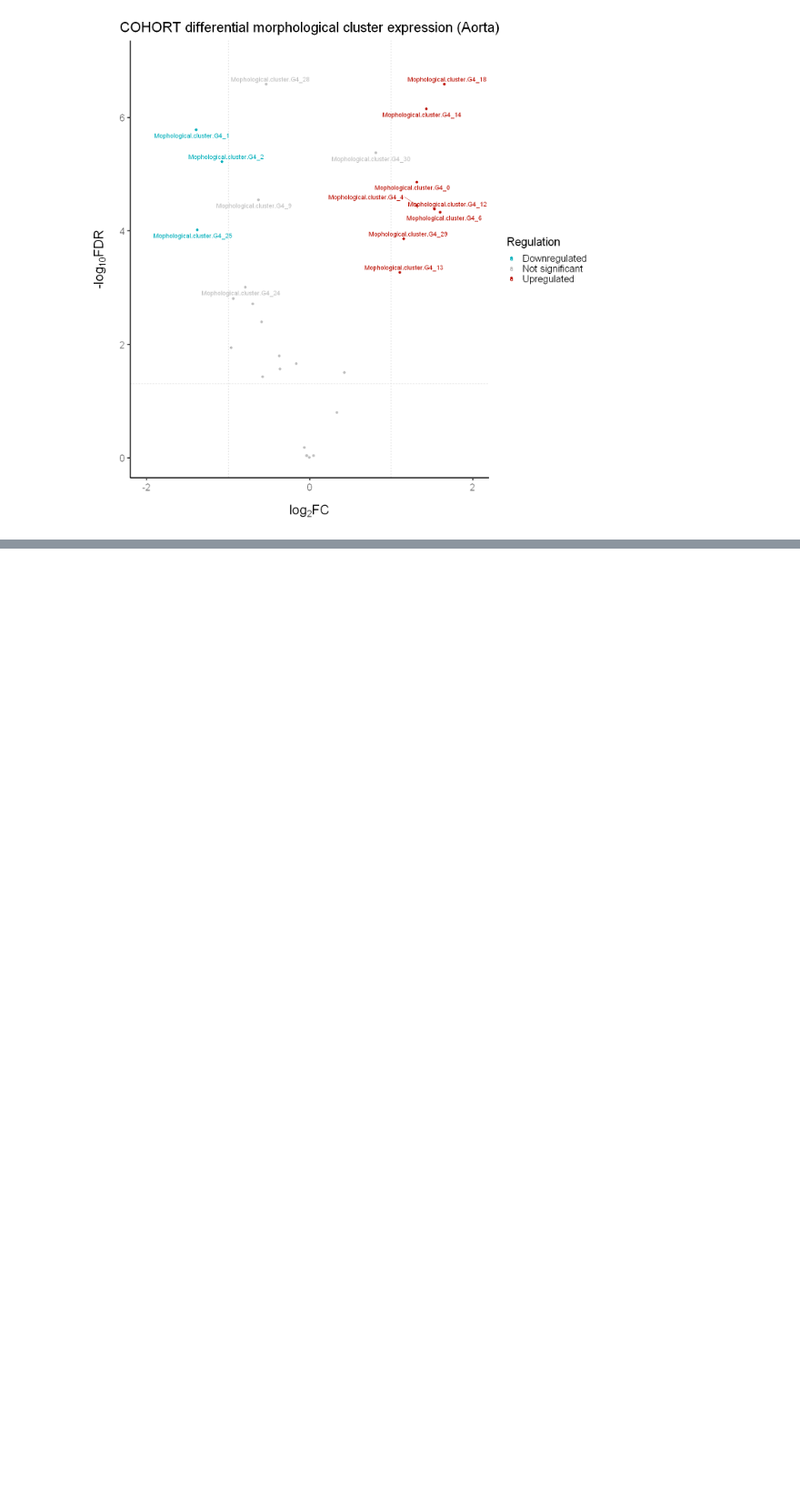
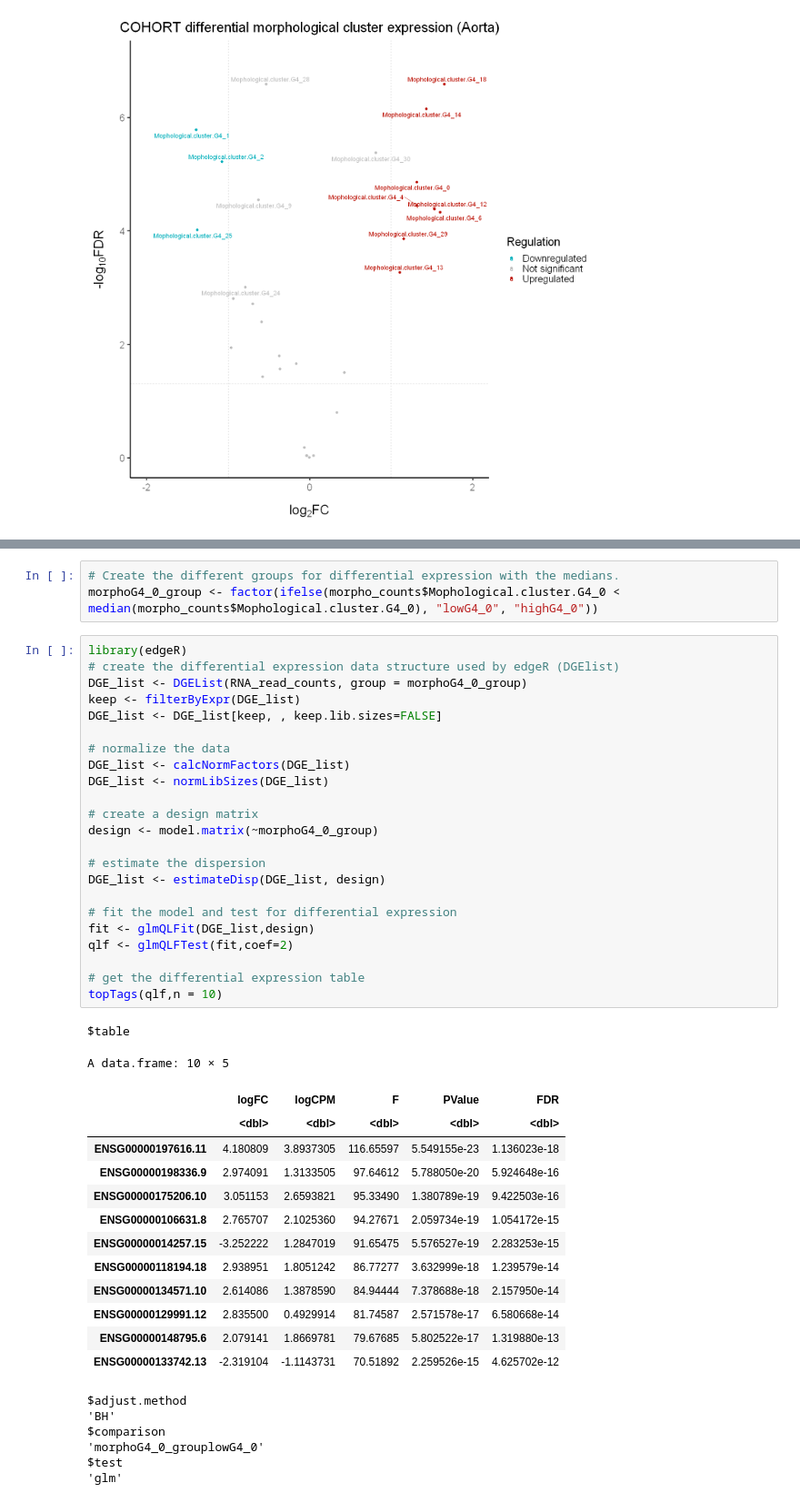
Before and after one commit to Abellanger123/GenomicProject, a Jupyter notebook: Genomic_Project.ipynb, the cells around one changed output, grey strips where cells are left out. Shown: that part at 91% size. Saved outputs shown, nothing was run; the diff lists cells and outputs as text; blank space fills up the shorter version.

```diff
--- a/Genomic_Project.ipynb
+++ b/Genomic_Project.ipynb
@@ -1108,0 +1132,47 @@ Warning message:
+# %%
+# Create the different groups for differential expression with the medians.
+morphoG4_0_group <- factor(ifelse(morpho_counts$Mophological.cluster.G4_0 < median(morpho_counts$Mophological.cluster.G4_0), "lowG4_0", "highG4_0"))
+# %%
+library(edgeR)
+# create the differential expression data structure used by edgeR (DGElist)
+DGE_list <- DGEList(RNA_read_counts, group = morphoG4_0_group)
+keep <- filterByExpr(DGE_list)
+DGE_list <- DGE_list[keep, , keep.lib.sizes=FALSE]
+
+# normalize the data
+DGE_list <- calcNormFactors(DGE_list)
+DGE_list <- normLibSizes(DGE_list)
+
+# create a design matrix
+design <- model.matrix(~morphoG4_0_group)
+
+# estimate the dispersion
+DGE_list <- estimateDisp(DGE_list, design)
+
+# fit the model and test for differential expression
+fit <- glmQLFit(DGE_list,design)
+qlf <- glmQLFTest(fit,coef=2)
+
+# get the differential expression table
+topTags(qlf,n = 10)
+# %% [output]
+$table
+A data.frame: 10 × 5
+|  | logFC | logCPM | F | PValue | FDR |
+|  | <dbl> | <dbl> | <dbl> | <dbl> | <dbl> |
+| ENSG00000197616.11 | 4.180809 | 3.8937305 | 116.65597 | 5.549155e-23 | 1.136023e-18 |
+| ENSG00000198336.9 | 2.974091 | 1.3133505 | 97.64612 | 5.788050e-20 | 5.924648e-16 |
+| ENSG00000175206.10 | 3.051153 | 2.6593821 | 95.33490 | 1.380789e-19 | 9.422503e-16 |
+| ENSG00000106631.8 | 2.765707 | 2.1025360 | 94.27671 | 2.059734e-19 | 1.054172e-15 |
+| ENSG00000014257.15 | -3.252222 | 1.2847019 | 91.65475 | 5.576527e-19 | 2.283253e-15 |
+| ENSG00000118194.18 | 2.938951 | 1.8051242 | 86.77277 | 3.632999e-18 | 1.239579e-14 |
+| ENSG00000134571.10 | 2.614086 | 1.3878590 | 84.94444 | 7.378688e-18 | 2.157950e-14 |
+| ENSG00000129991.12 | 2.835500 | 0.4929914 | 81.74587 | 2.571578e-17 | 6.580668e-14 |
+| ENSG00000148795.6 | 2.079141 | 1.8669781 | 79.67685 | 5.802522e-17 | 1.319880e-13 |
+| ENSG00000133742.13 | -2.319104 | -1.1143731 | 70.51892 | 2.259526e-15 | 4.625702e-12 |
+$adjust.method
+'BH'
+$comparison
+'morphoG4_0_grouplowG4_0'
+$test
+'glm'
```
Also changed, not shown: parts of 25 cells of this notebook.
